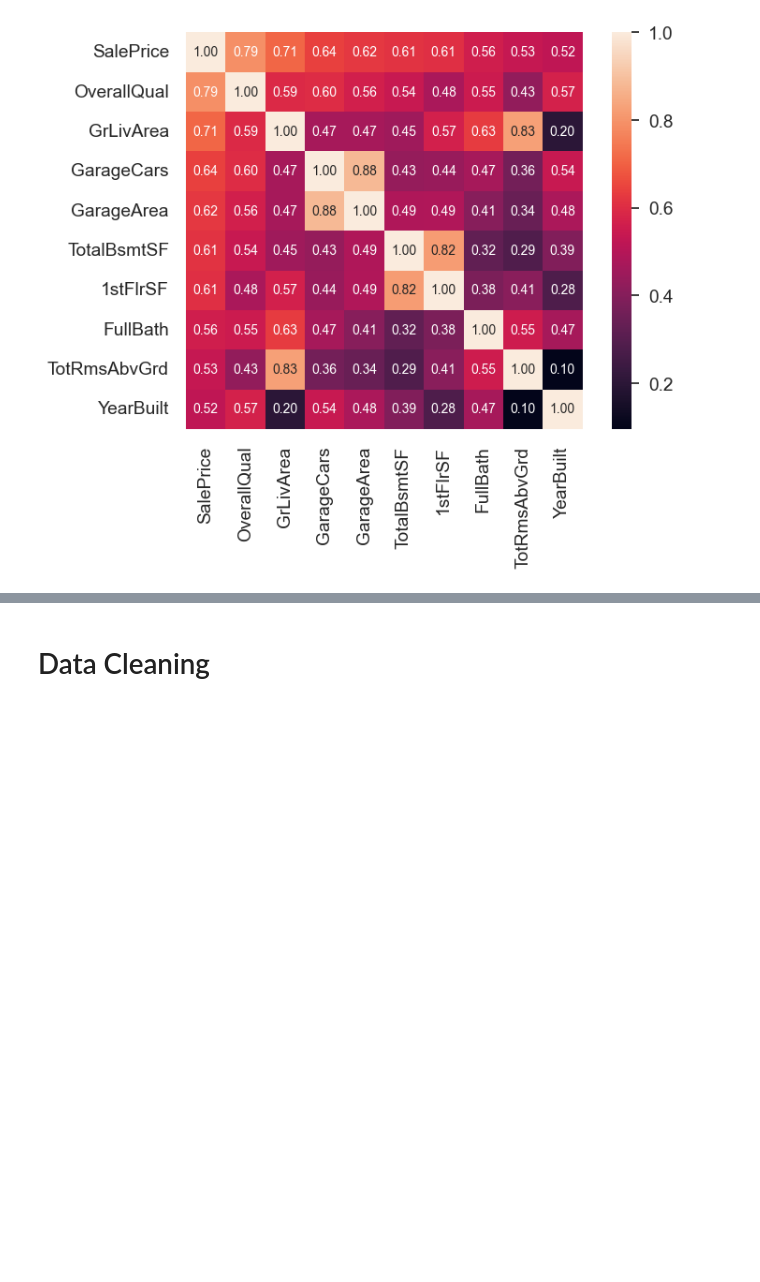
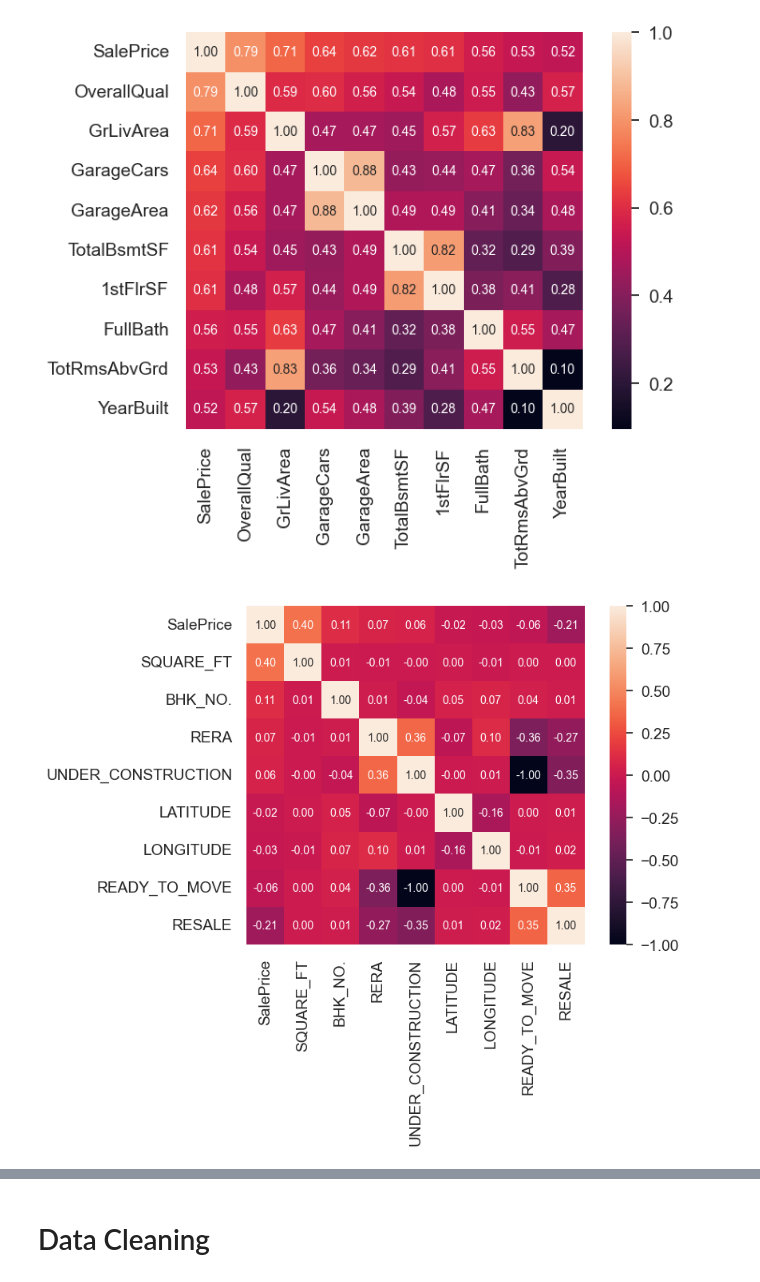
Before and after one commit to ansonchf/House-Price-Prediction, a Jupyter notebook: House_price_prediction.ipynb, the cells around one changed output, grey strips where cells are left out. Cells and saved outputs as stored; diff of their text form; code cells hidden in the pictures; blank space fills up the shorter version.

```diff
--- a/House_price_prediction.ipynb
+++ b/House_price_prediction.ipynb
@@ -107,3 +107,20 @@ hm = sns.heatmap(cm, cbar=True, annot=True, square=True, fmt='.2f', annot_kws={'
 plt.show()
 # %% [output]
 [figure]
+# %%
+# load more datasets in different kaggle competitions to investigate the relationships between the target and the features
+dataset1 = pd.read_csv("data/dataset1/Train.csv")
+dataset2 = pd.read_csv("data/dataset2/Housing.csv")
+dataset3 = pd.read_csv("data/dataset3/data.csv")
+# %%
+# Investigate dataset 1 to see the saleprice correlation matrix
+k = 10 #number of variables for heatmap
+dataset1.rename(columns={'TARGET(PRICE_IN_LACS)': 'SalePrice'}, inplace=True)
+corr_matrix = dataset1.select_dtypes(include=np.number).corr()
+cols = corr_matrix.nlargest(k, 'SalePrice')['SalePrice'].index
+cm = np.corrcoef(dataset1[cols].values.T)
+sns.set(font_scale=1.25)
+hm = sns.heatmap(cm, cbar=True, annot=True, square=True, fmt='.2f', annot_kws={'size': 10}, yticklabels=cols.values, xticklabels=cols.values)
+plt.show()
+# %% [output]
+[figure, added]
```
Also changed, not shown: parts of 18 cells of this notebook, 1 other file.
